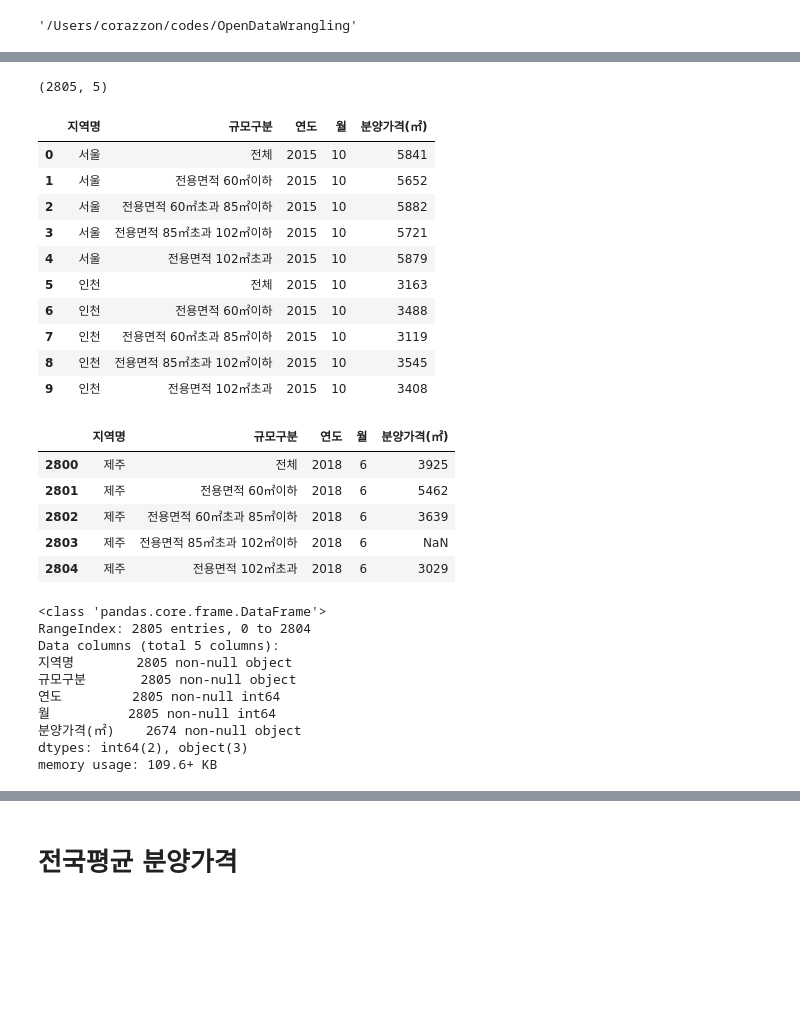
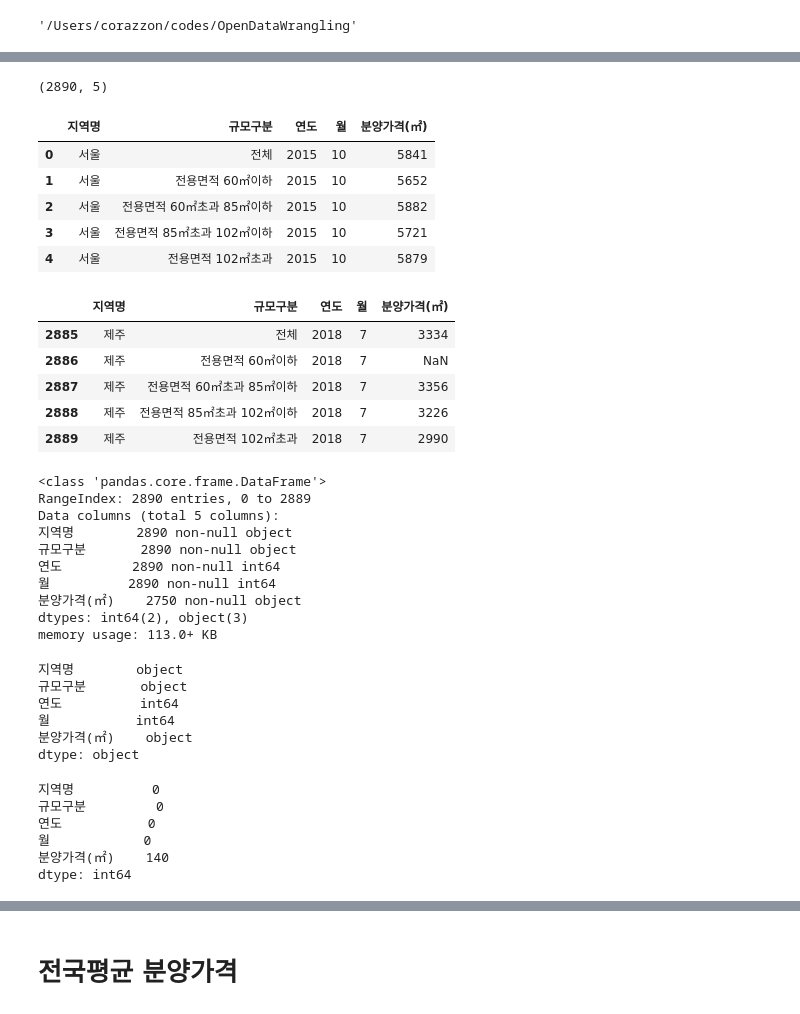
Before and after one commit to corazzon/OpenDataWrangling, a Jupyter notebook: apt_presale_price.ipynb, the cells around one changed output, grey strips where cells are left out. Saved outputs shown, nothing was run; the diff lists cells and outputs as text; code cells hidden in the pictures; blank space fills up the shorter version.

```diff
--- a/apt_presale_price.ipynb
+++ b/apt_presale_price.ipynb
@@ -30,42 +49,55 @@ weather/
 # %%
-pre_sale = pd.read_csv('data/apt_price/전국_평균_분양가격_2018.6월_.csv', encoding='euc-kr')
+pre_sale = pd.read_csv('data/apt_price/전국_평균_분양가격_2018.7월_.csv', encoding='euc-kr')
 pre_sale.shape
 # %% [output]
-(2805, 5)
+(2890, 5)
 # %%
-pre_sale.head(10)
+pre_sale.head()
 # %% [output]
 |  | 지역명 | 규모구분 | 연도 | 월 | 분양가격(㎡) |
 | 0 | 서울 | 전체 | 2015 | 10 | 5841 |
 | 1 | 서울 | 전용면적 60㎡이하 | 2015 | 10 | 5652 |
 | 2 | 서울 | 전용면적 60㎡초과 85㎡이하 | 2015 | 10 | 5882 |
 | 3 | 서울 | 전용면적 85㎡초과 102㎡이하 | 2015 | 10 | 5721 |
 | 4 | 서울 | 전용면적 102㎡초과 | 2015 | 10 | 5879 |
-| 5 | 인천 | 전체 | 2015 | 10 | 3163 |
-| 6 | 인천 | 전용면적 60㎡이하 | 2015 | 10 | 3488 |
-| 7 | 인천 | 전용면적 60㎡초과 85㎡이하 | 2015 | 10 | 3119 |
-| 8 | 인천 | 전용면적 85㎡초과 102㎡이하 | 2015 | 10 | 3545 |
-| 9 | 인천 | 전용면적 102㎡초과 | 2015 | 10 | 3408 |
 # %%
 pre_sale.tail()
 # %% [output]
 |  | 지역명 | 규모구분 | 연도 | 월 | 분양가격(㎡) |
-| 2800 | 제주 | 전체 | 2018 | 6 | 3925 |
-| 2801 | 제주 | 전용면적 60㎡이하 | 2018 | 6 | 5462 |
-| 2802 | 제주 | 전용면적 60㎡초과 85㎡이하 | 2018 | 6 | 3639 |
-| 2803 | 제주 | 전용면적 85㎡초과 102㎡이하 | 2018 | 6 | NaN |
-| 2804 | 제주 | 전용면적 102㎡초과 | 2018 | 6 | 3029 |
+| 2885 | 제주 | 전체 | 2018 | 7 | 3334 |
+| 2886 | 제주 | 전용면적 60㎡이하 | 2018 | 7 | NaN |
+| 2887 | 제주 | 전용면적 60㎡초과 85㎡이하 | 2018 | 7 | 3356 |
+| 2888 | 제주 | 전용면적 85㎡초과 102㎡이하 | 2018 | 7 | 3226 |
+| 2889 | 제주 | 전용면적 102㎡초과 | 2018 | 7 | 2990 |
 # %%
 # 분양가격이 숫자 타입이 아닙니다. 숫자 타입으로 변경해줄 필요가 있겠어요.
 pre_sale.info()
 # %% [output]
 <class 'pandas.core.frame.DataFrame'>
-RangeIndex: 2805 entries, 0 to 2804
+RangeIndex: 2890 entries, 0 to 2889
 Data columns (total 5 columns):
-지역명        2805 non-null object
-규모구분       2805 non-null object
-연도         2805 non-null int64
-월          2805 non-null int64
-분양가격(㎡)    2674 non-null object
+지역명        2890 non-null object
+규모구분       2890 non-null object
+연도         2890 non-null int64
+월          2890 non-null int64
+분양가격(㎡)    2750 non-null object
 dtypes: int64(2), object(3)
-memory usage: 109.6+ KB
+memory usage: 113.0+ KB
+# %%
+pre_sale.dtypes
+# %% [output]
+지역명        object
+규모구분       object
+연도          int64
+월           int64
+분양가격(㎡)    object
+dtype: object
+# %%
+pre_sale.isnull().sum()
+# %% [output]
+지역명          0
+규모구분         0
+연도           0
+월            0
+분양가격(㎡)    140
+dtype: int64
```
Also changed, not shown: parts of 65 cells of this notebook.
